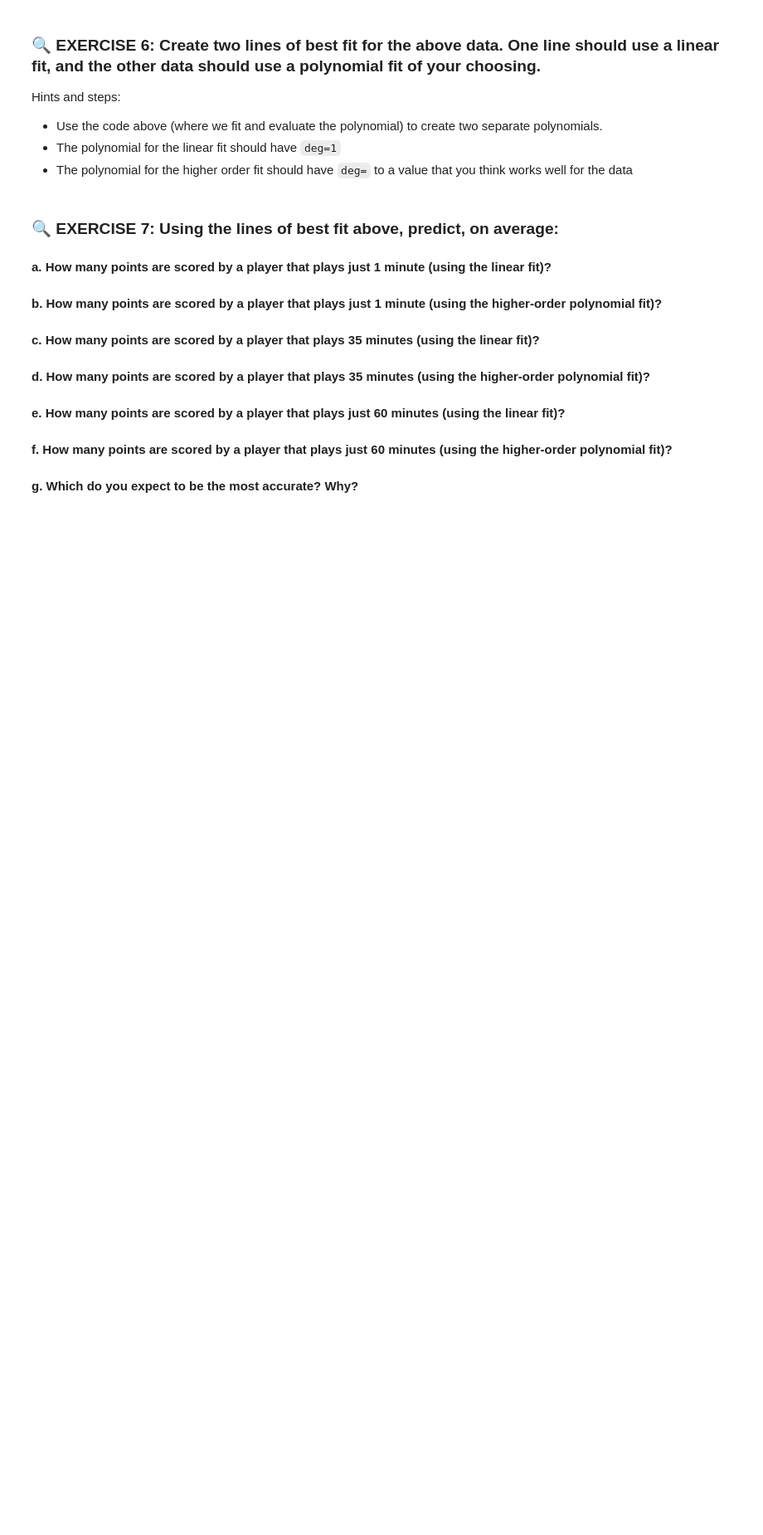
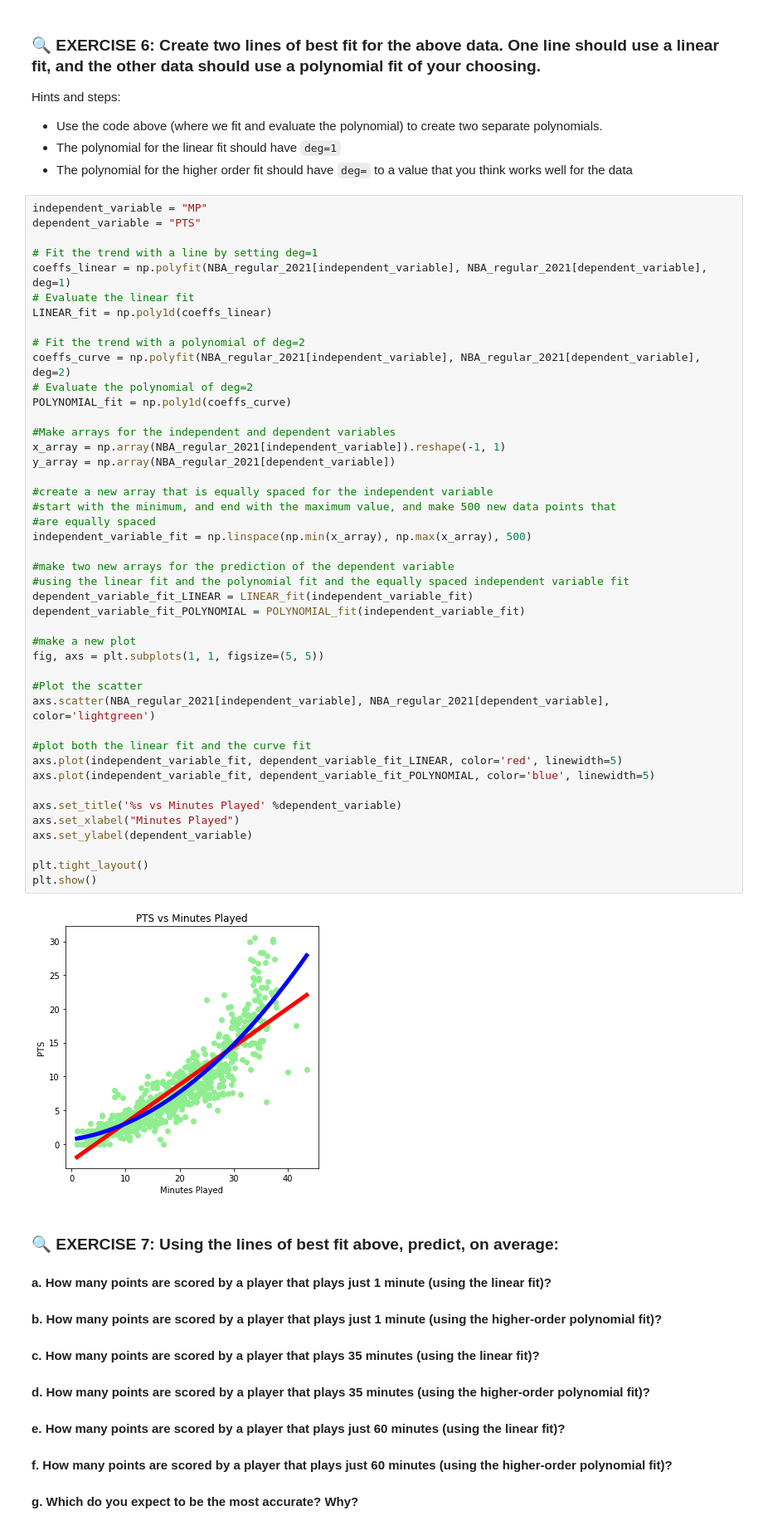
Before and after one commit to PrisonTeachingInitiative/CFR-2025, a Jupyter notebook: Stats/Notebooks/COMPLETED/2-Correlation_regression_NEW.ipynb, the cells around one changed output. Shown at 83% size. Drawn from its saved outputs; the diff is of its cells as text; blank space fills up the shorter version.

```diff
--- a/Stats/Notebooks/COMPLETED/2-Correlation_regression_NEW.ipynb
+++ b/Stats/Notebooks/COMPLETED/2-Correlation_regression_NEW.ipynb
@@ -389,6 +470,52 @@ Hints and steps:
 - Use the code above (where we fit and evaluate the polynomial) to create two separate polynomials.
 - The polynomial for the linear fit should have `deg=1`
 - The polynomial for the higher order fit should have `deg=` to a value that you think works well for the data
+# %%
+independent_variable = "MP"
+dependent_variable = "PTS"
+
+# Fit the trend with a line by setting deg=1
+coeffs_linear = np.polyfit(NBA_regular_2021[independent_variable], NBA_regular_2021[dependent_variable], deg=1)
+# Evaluate the linear fit
+LINEAR_fit = np.poly1d(coeffs_linear)
+
+# Fit the trend with a polynomial of deg=2
+coeffs_curve = np.polyfit(NBA_regular_2021[independent_variable], NBA_regular_2021[dependent_variable], deg=2)
+# Evaluate the polynomial of deg=2
+POLYNOMIAL_fit = np.poly1d(coeffs_curve)
+
+#Make arrays for the independent and dependent variables
+x_array = np.array(NBA_regular_2021[independent_variable]).reshape(-1, 1)
+y_array = np.array(NBA_regular_2021[dependent_variable])
+
+#create a new array that is equally spaced for the independent variable
+#start with the minimum, and end with the maximum value, and make 500 new data points that
+#are equally spaced
+independent_variable_fit = np.linspace(np.min(x_array), np.max(x_array), 500)
+
+#make two new arrays for the prediction of the dependent variable
+#using the linear fit and the polynomial fit and the equally spaced independent variable fit
+dependent_variable_fit_LINEAR = LINEAR_fit(independent_variable_fit)
+dependent_variable_fit_POLYNOMIAL = POLYNOMIAL_fit(independent_variable_fit)
+
+#make a new plot
+fig, axs = plt.subplots(1, 1, figsize=(5, 5))
+
+#Plot the scatter
+axs.scatter(NBA_regular_2021[independent_variable], NBA_regular_2021[dependent_variable], color='lightgreen')
+
+#plot both the linear fit and the curve fit
+axs.plot(independent_variable_fit, dependent_variable_fit_LINEAR, color='red', linewidth=5)
+axs.plot(independent_variable_fit, dependent_variable_fit_POLYNOMIAL, color='blue', linewidth=5)
+
+axs.set_title('%s vs Minutes Played' %dependent_variable)
+axs.set_xlabel("Minutes Played")
+axs.set_ylabel(dependent_variable)
+
+plt.tight_layout()
+plt.show()
+# %% [output]
+[figure, added]
 # %% [markdown]
 ### 🔍 EXERCISE 7: Using the lines of best fit above, predict, on average:
 #### a. How many points are scored by a player that plays just 1 minute (using the linear fit)?
```
Also changed, not shown: parts of 22 cells of this notebook.
